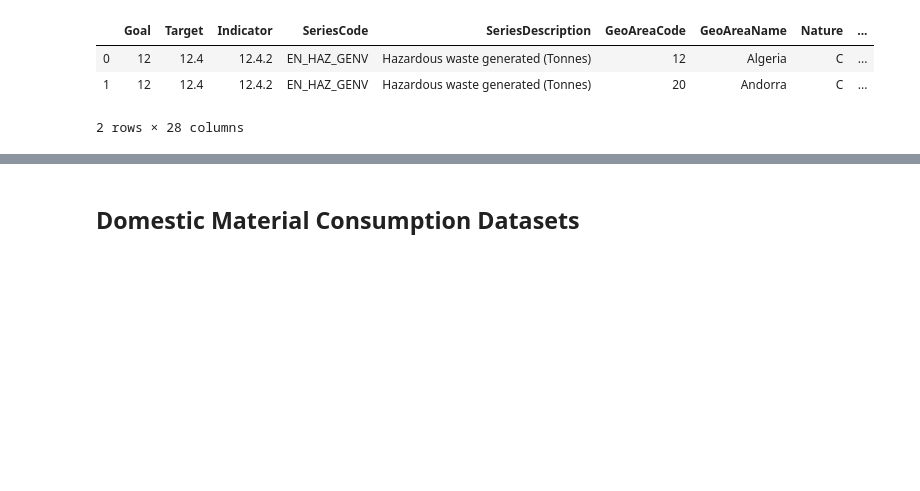
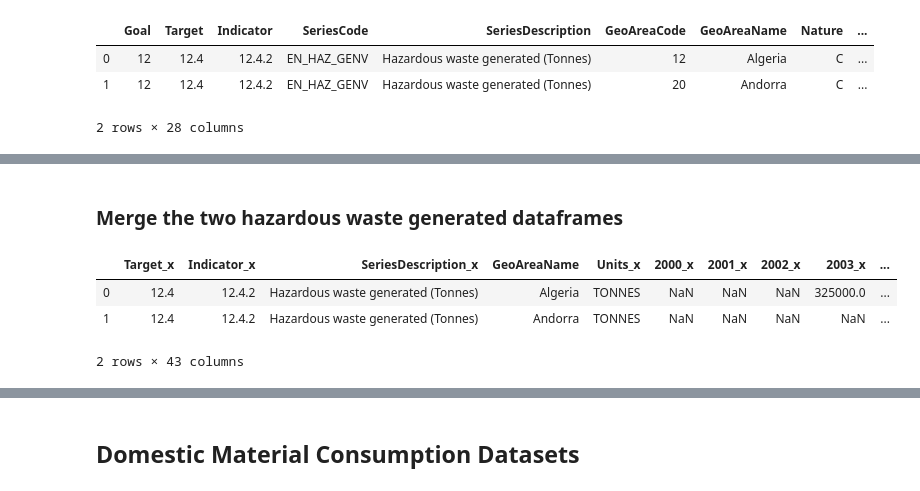
Before and after one commit to mvongjesda/UN_Sustainable_Development_Goals_Sustainability, a Jupyter notebook: resources/Sustainability_Analysis.ipynb, the cells around one changed output, grey strips where cells are left out. Cells and saved outputs as stored; diff of their text form; code cells hidden in the pictures; blank space fills up the shorter version.

```diff
--- a/resources/Sustainability_Analysis.ipynb
+++ b/resources/Sustainability_Analysis.ipynb
@@ -189,3 +219,14 @@ haz_waste_total.head(2)
+# %% [markdown]
+### Merge the two hazardous waste generated dataframes
+# %%
+# Merge the two dataframes
+merged_haz_waste_gen = pd.merge(haz_waste_gen_total, haz_waste_gen_GDP, on="GeoAreaName")
+merged_haz_waste_gen.head(2)
+# %% [output]
+|  | Target_x | Indicator_x | SeriesDescription_x | GeoAreaName | Units_x | 2000_x | 2001_x | 2002_x | 2003_x | ... |
+| 0 | 12.4 | 12.4.2 | Hazardous waste generated (Tonnes) | Algeria | TONNES | NaN | NaN | NaN | 325000.0 | ... |
+| 1 | 12.4 | 12.4.2 | Hazardous waste generated (Tonnes) | Andorra | TONNES | NaN | NaN | NaN | NaN | ... |
+2 rows × 43 columns
 # %%
 # 7th xlsx: hazardous waste treated, by type of treatment
 # Goal 12, Target 12.4, Indicator 12.4.2
```
Also changed, not shown: parts of 19 cells of this notebook.
